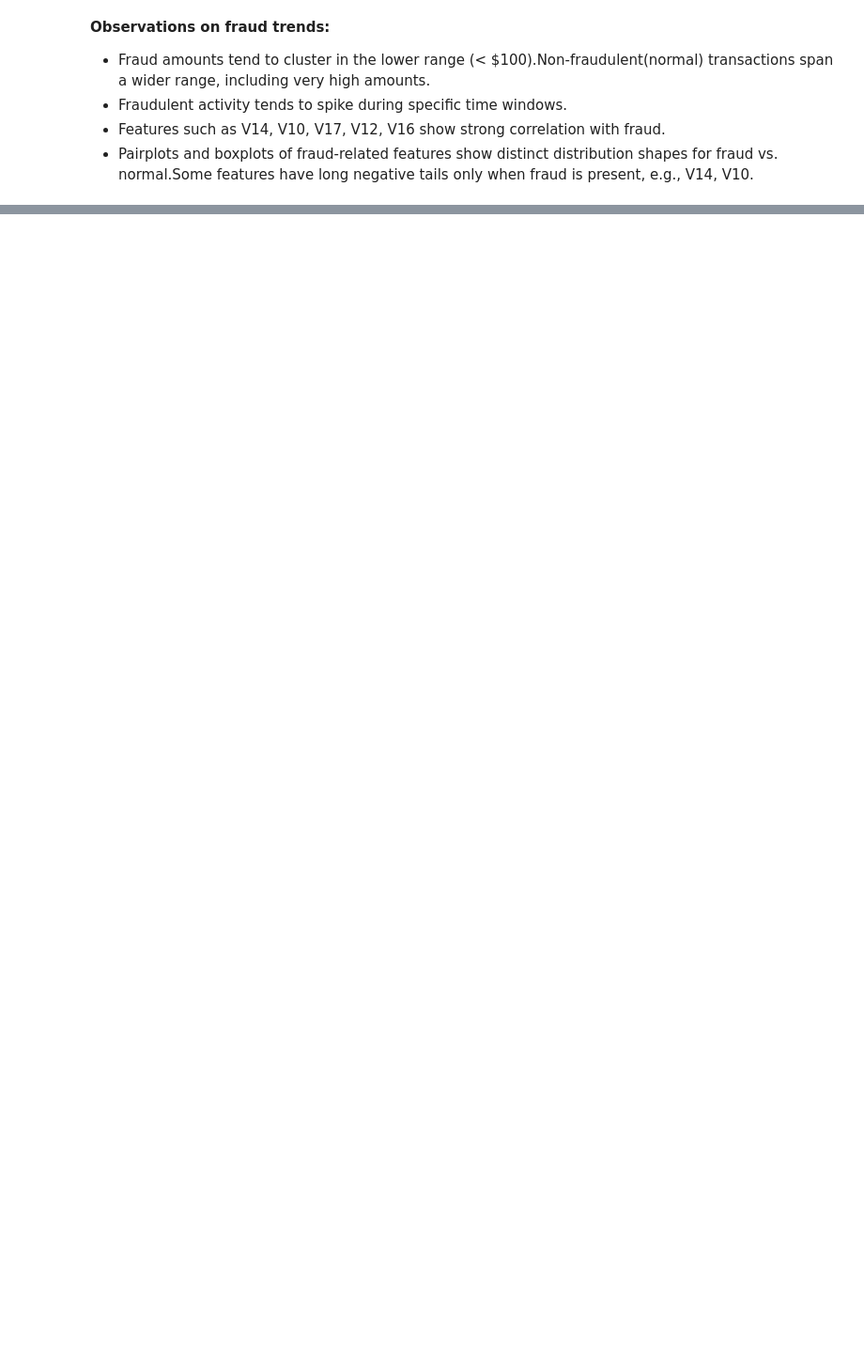
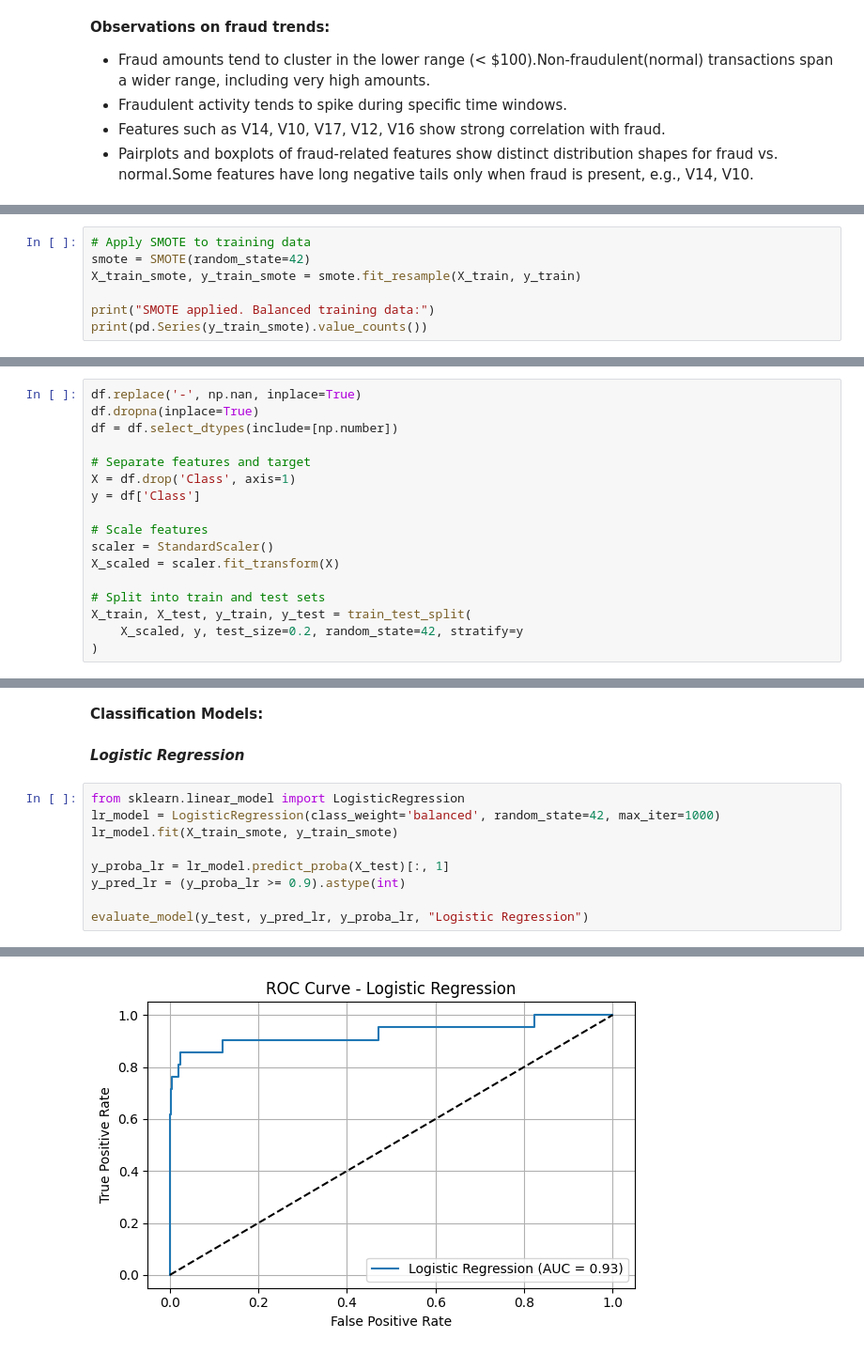
Before and after one commit to Adiba2001/Fraud_detection, a Jupyter notebook: Fraud_detection(by_Adiba).ipynb, the cells around one changed output, grey strips where cells are left out. Shown at 94% size. Cells and saved outputs as stored; diff of their text form; blank space fills up the shorter version.

```diff
--- a/Fraud_detection(by_Adiba).ipynb
+++ b/Fraud_detection(by_Adiba).ipynb
@@ -199,0 +204,7 @@ high amounts.
+# %%
+# Apply SMOTE to training data
+smote = SMOTE(random_state=42)
+X_train_smote, y_train_smote = smote.fit_resample(X_train, y_train)
+
+print("SMOTE applied. Balanced training data:")
+print(pd.Series(y_train_smote).value_counts())
@@ -199,0 +230,17 @@ high amounts.
+# %%
+df.replace('-', np.nan, inplace=True)
+df.dropna(inplace=True)
+df = df.select_dtypes(include=[np.number])
+
+# Separate features and target
+X = df.drop('Class', axis=1)
+y = df['Class']
+
+# Scale features
+scaler = StandardScaler()
+X_scaled = scaler.fit_transform(X)
+
+# Split into train and test sets
+X_train, X_test, y_train, y_test = train_test_split(
+    X_scaled, y, test_size=0.2, random_state=42, stratify=y
+)
@@ -199,0 +310,14 @@ high amounts.
+# %% [markdown]
+**Classification Models:**
+# %% [markdown]
+***Logistic Regression***
+# %%
+from sklearn.linear_model import LogisticRegression
+lr_model = LogisticRegression(class_weight='balanced', random_state=42, max_iter=1000)
+lr_model.fit(X_train_smote, y_train_smote)
+
+y_proba_lr = lr_model.predict_proba(X_test)[:, 1]
+y_pred_lr = (y_proba_lr >= 0.9).astype(int)
+
+evaluate_model(y_test, y_pred_lr, y_proba_lr, "Logistic Regression")
+# %% [output]
@@ -199,0 +334 @@ high amounts.
+[figure, added]
```
Also changed, not shown: parts of 17 cells of this notebook.
